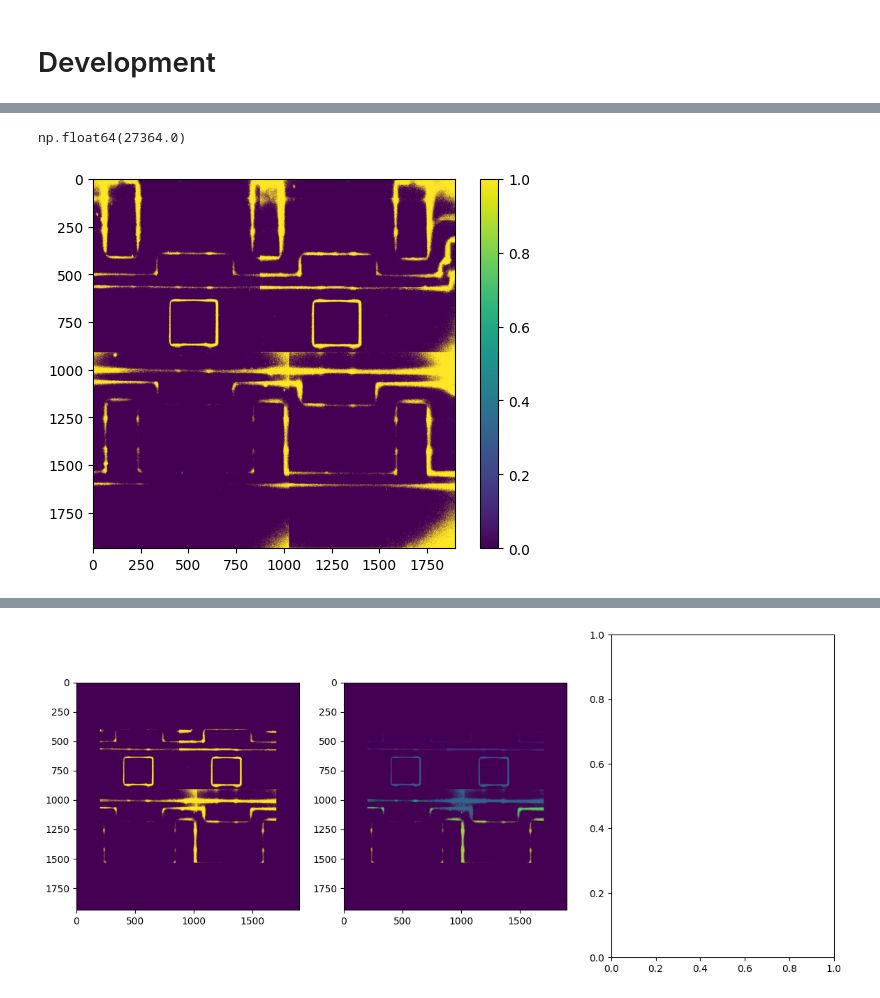
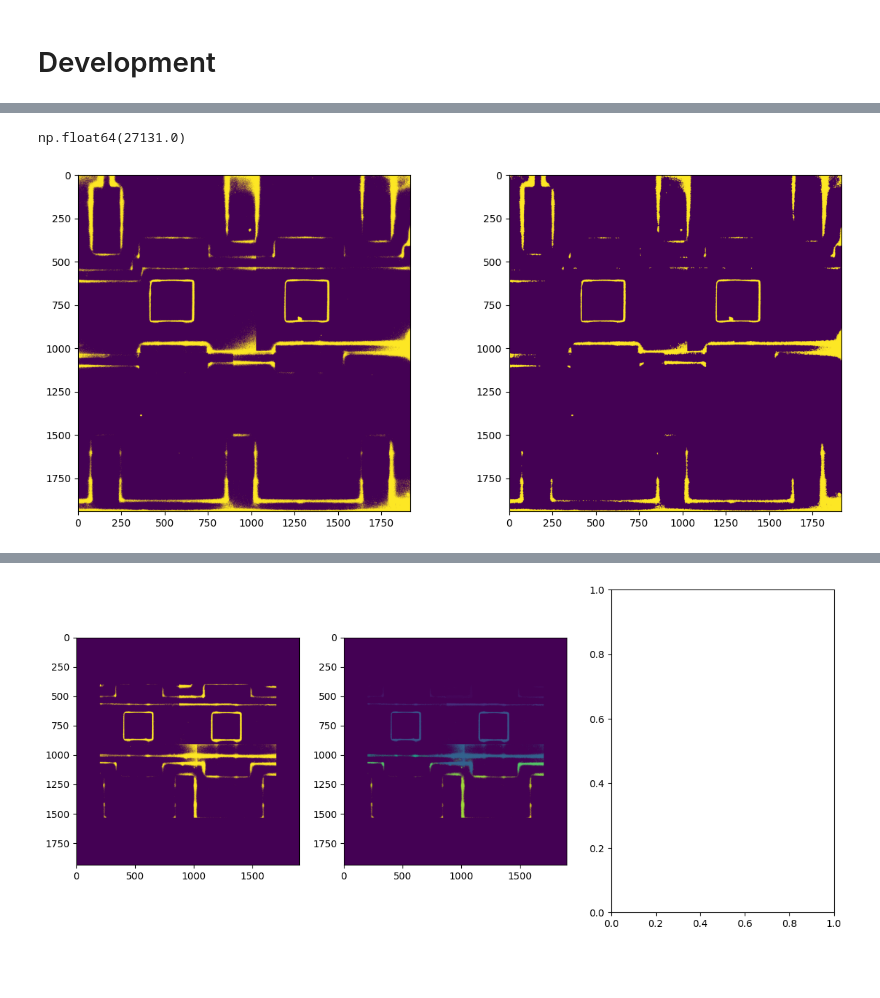
Before and after one commit to KKleinbeck/Chip-Analysis, a Jupyter notebook: notebooks/development.ipynb, the cells around one changed output, grey strips where cells are left out. Drawn from its saved outputs; the diff is of its cells as text; code cells hidden in the pictures; blank space fills up the shorter version.

Commit message:
Fixed bugs for the implementation for mutliple image slices and simplified the algorithm

```diff
--- a/notebooks/development.ipynb
+++ b/notebooks/development.ipynb
@@ -45,14 +31,17 @@ np.uint16(0)
 # %%
-bf = BoxFilter(examples[3])
-img = bf.imgs[0,:,:]
-threshold = np.quantile(img, 0.1)
+bf = BoxFilter(examples[7])
+img = bf.imgs[1,:,:]
+threshold = np.quantile(img, 0.075)
 img[img < threshold] = 0
 img[img > 0] = 1
 img = 1 - img
-# plt.imshow(img[750:1000,1000:1250])
-plt.imshow(img)
-plt.colorbar()
+
+_, axes = plt.subplots(1, 2, figsize=(14, 6))
+axes[0].imshow(img)
+opening = nd.binary_opening(img, structure = nd.generate_binary_structure(2, 2), iterations=1)
+# smoothed = nd.binary_dilation(opening, iterations = 1)
+axes[1].imshow(opening)
 threshold
 # %% [output]
-np.float64(27364.0)
+np.float64(27131.0)
-[figure, old version]
+[figure, new version]
```
Also changed, not shown: parts of 6 cells of this notebook, 2 other files.
